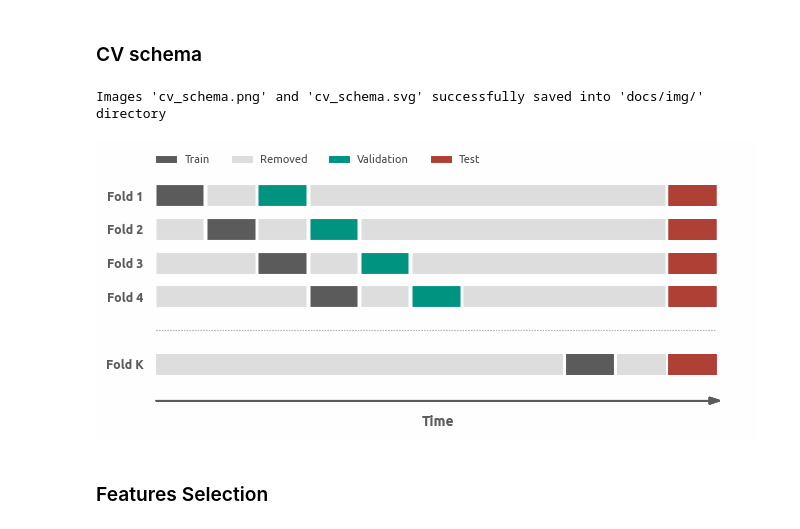
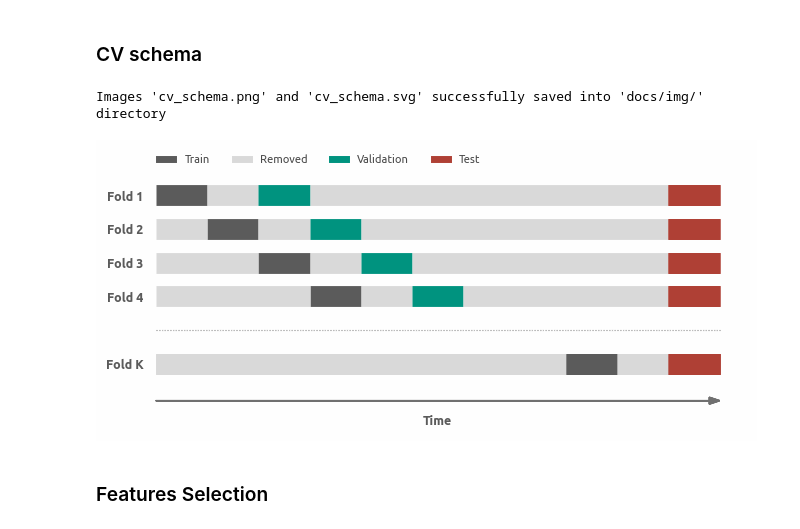
Before and after one commit to a-chasovsky/credit-card-fraud-detection, a Jupyter notebook: 2-models-evaluation.ipynb, the cells around one changed output. Saved outputs shown, nothing was run; the diff lists cells and outputs as text; code cells hidden in the pictures.

```diff
--- a/2-models-evaluation.ipynb
+++ b/2-models-evaluation.ipynb
@@ -38,9 +38,9 @@ data.shape
 # %%
 xticks = arange(8)
 lw=15
-delta = 0.075
+delta = 0
 color_train = '#5B5B5B'
-color_removed = '#DDDDDD'
+color_removed = '#D9D9D9'
 color_ev = palette[2]
 color_test = palette[1]
 
@@ -143,36 +143,36 @@ for i in arange(1, 5):
 
     xmin, xmax = ax.get_xlim()
     ymin, ymax = ax.get_ylim()
 
-    ax.arrow(1, 0.9, 11, 0, fc=color_train, ec=color_train, lw=1,
+    ax.arrow(1, 0.9, 11, 0, fc='#707070', ec='#707070', lw=1,
              head_width=0.2, head_length=0.2, overhang=0,
              length_includes_head=True, clip_on = False)
 
     ax.set_xlabel(
-        'Time', loc='center', color=color_train, weight='bold', size=10, labelpad=-12)
+        'Time', loc='center', color=color_train, weight='bold', size=9, labelpad=-12)
     ax.tick_params(axis='x', bottom=False, labelbottom=False)
     ax.set_ylim(0, 8)
     ax.set_yticks(
         ticks=arange(1, 8),
         labels=['', 'Fold K', '', 'Fold 4', 'Fold 3', 'Fold 2', 'Fold 1'],
         size=9, weight='bold', color=color_train)
 
     ax.grid(False)
 
     ax.legend(
         **legend_create_handles(
             n=4,
             kind='rect',
             labels=['Train', 'Removed', 'Validation', 'Test'],
             colors=[color_train, color_removed, color_ev, color_test],
             alpha=1, markersize=5),
         **legend_inline(bbox_to_anchor=(0.035, 0.95)),
         fontsize=8)
 
 savefig('cv_schema', dir='docs/img/')
 # %% [output]
 Images 'cv_schema.png' and 'cv_schema.svg' successfully saved into 'docs/img/' directory
-[figure, old version]
+[figure, new version]
 # %% [markdown]
 ### Features Selection
 # %%
```
Also changed, not shown: 2 other files.
